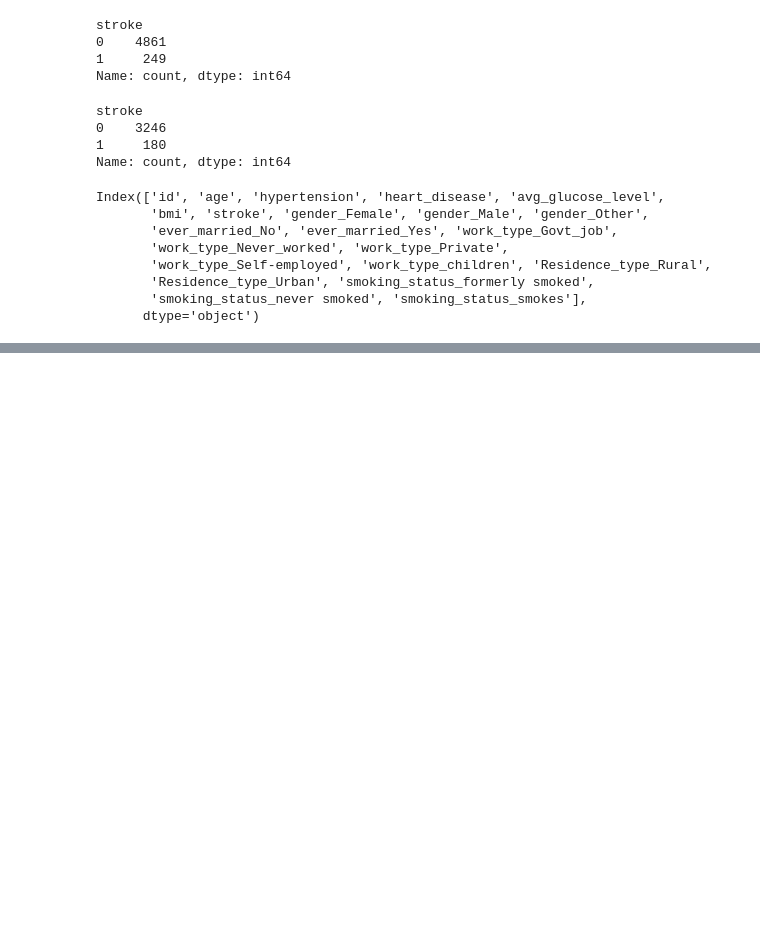
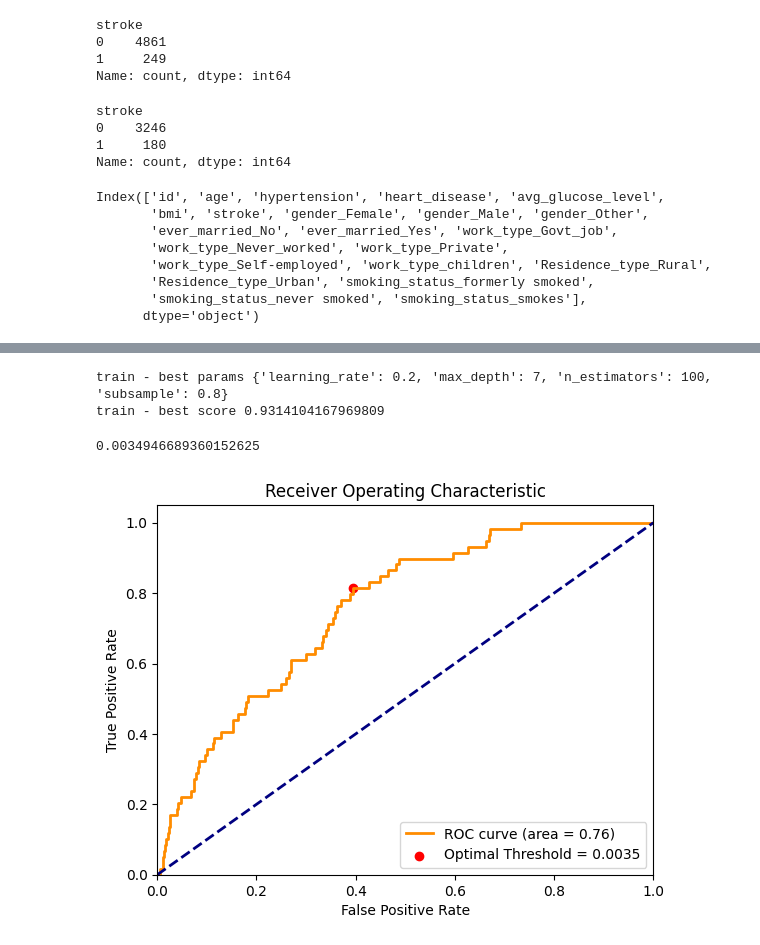
Before and after one commit to marco10507/ml-portfolio, a Jupyter notebook: stroke_prediction.ipynb, the cells around one changed output, grey strips where cells are left out. Cells and saved outputs as stored; diff of their text form; code cells hidden in the pictures; blank space fills up the shorter version.

```diff
--- a/stroke_prediction.ipynb
+++ b/stroke_prediction.ipynb
@@ -107,11 +93,11 @@ Name: count, dtype: int64
 # %%
-features = stroke_data_balanced.drop(columns=['id', 'stroke'])
-target = stroke_data_balanced['stroke'];
+features = stroke_data.drop(columns=['id', 'stroke'])
+target = stroke_data['stroke'];
 
 
-X_train, X_test, y_train, y_test = train_test_split(features, target, random_state=42, test_size=0.2)
+X_train, X_test, y_train, y_test = train_test_split(features, target, random_state=42, test_size=0.3)
 # %%
-gbm = GradientBoostingClassifier()
+gbm = GradientBoostingClassifier(random_state=42)
 
 param_grip = {
     "n_estimators": [50, 100, 150],
@@ -120,6 +106,6 @@ param_grip = {
     "subsample" : [0.8, 0.9, 1]
 }
 
-search_grid = GridSearchCV(param_grid=param_grip, estimator=gbm, cv=5, n_jobs=-1)
+search_grid = GridSearchCV(param_grid=param_grip, estimator=gbm, cv=5, n_jobs=-1, scoring='roc_auc')
 search_grid.fit(X_train, y_train)
 # %% [output]
@@ -168,0 +216,43 @@ weighted avg       0.69      0.68      0.68        72
+# %%
+print("train - best params", search_grid.best_params_)
+print("train - best score", search_grid.best_score_)
+# %% [output]
+train - best params {'learning_rate': 0.2, 'max_depth': 7, 'n_estimators': 100, 'subsample': 0.8}
+train - best score 0.9314104167969809
+# %%
+from sklearn.metrics import roc_curve, roc_auc_score, auc
+import matplotlib.pyplot as plt
+import numpy as np
+
+# Predict probabilities on the test set
+y_prob = search_grid.predict_proba(X_test)[:, 1]
+
+# Compute ROC curve
+fpr, tpr, thresholds = roc_curve(y_test, y_prob, pos_label=1)
+roc_auc = auc(fpr, tpr)
+
+# Determine the optimal threshold
+J = tpr - fpr
+optimal_idx = J.argmax()
+optimal_threshold = thresholds[optimal_idx]
+
+print(optimal_threshold)
+
+# Plot ROC curve
+plt.figure()
+plt.plot(fpr, tpr, color='darkorange', lw=2, label='ROC curve (area = %0.2f)' % roc_auc)
+plt.plot([0, 1], [0, 1], color='navy', lw=2, linestyle='--')
+plt.scatter(fpr[optimal_idx], tpr[optimal_idx], color='red', marker='o', label=f'Optimal Threshold = {optimal_threshold:.4f}')
+plt.xlim([0.0, 1.0])
+plt.ylim([0.0, 1.05])
+plt.xlabel('False Positive Rate')
+plt.ylabel('True Positive Rate')
+plt.title('Receiver Operating Characteristic')
+plt.legend(loc='lower right')
+plt.show()
+
+# print("evaluationn with tesst data")
+# print(classification_report(y_test, y_pred))
+# %% [output]
+0.0034946689360152625
+[figure, added]
```
Also changed, not shown: parts of 6 cells of this notebook.
